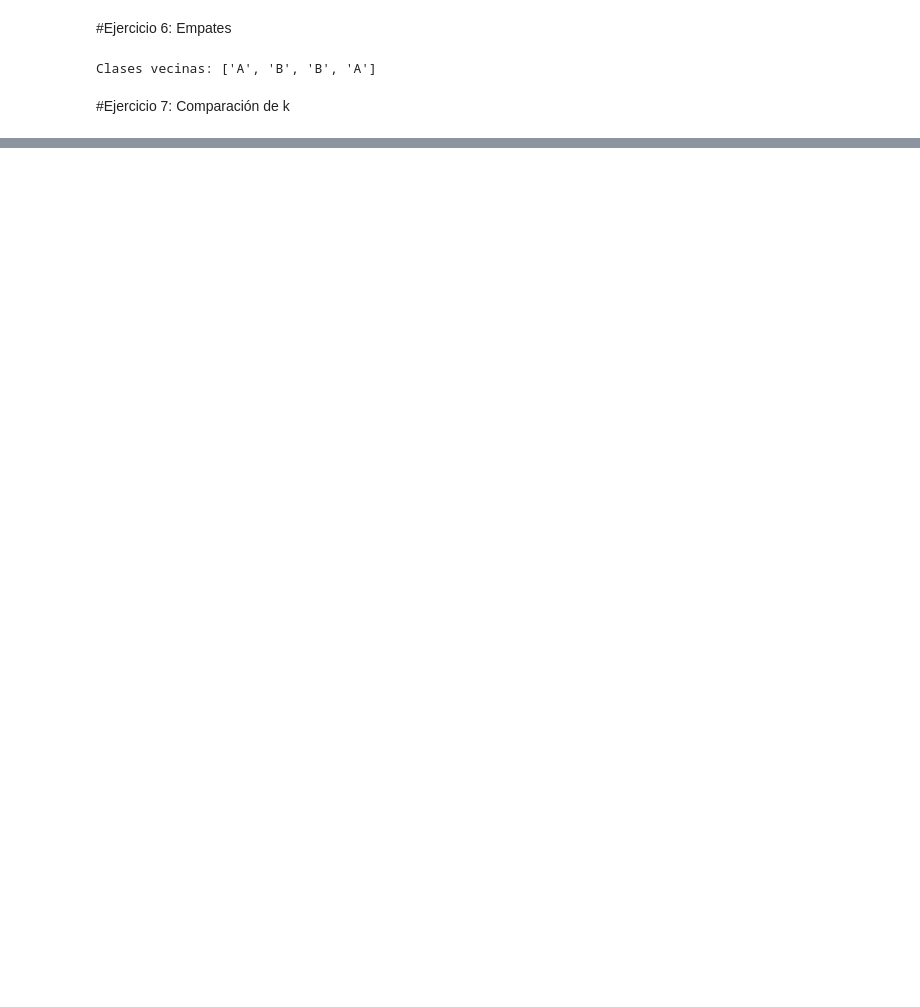
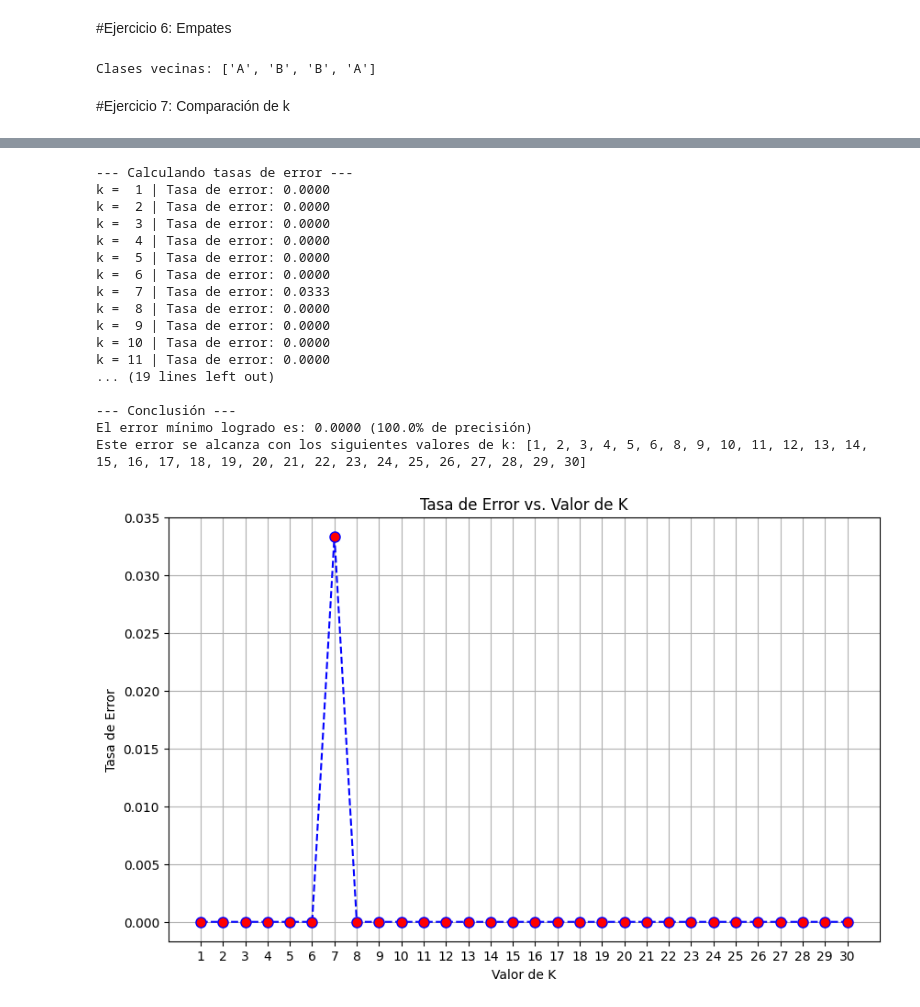
Before and after one commit to alangilsanchez/MineriaDeDatos, a Jupyter notebook: Mineria_De_Datos.ipynb, the cells around one changed output, grey strips where cells are left out. Drawn from its saved outputs; the diff is of its cells as text; code cells hidden in the pictures; blank space fills up the shorter version.

```diff
--- a/Mineria_De_Datos.ipynb
+++ b/Mineria_De_Datos.ipynb
@@ -2319,8 +2323,11 @@ Clases vecinas: ['A', 'B', 'B', 'A']
 # %% [markdown]
 #Ejercicio 7: Comparación de k
 # %%
+y_correct = np.array(['Alto', 'Alto', 'Bajo', 'Bajo', 'Alto', 'Bajo'])
+
+
 for k in [1, 3, 5]:
     modelo = KNeighborsClassifier(n_neighbors=k)
-    modelo.fit(X_norm, y)
-    print(f"k={k} →", modelo.predict(P_norm)[0])
+    modelo.fit(X_norm, y_correct)
+    print(f"k={k} →", modelo.predict(nuevo_norm)[0])
 # %% [output]
@@ -2327,0 +2346,67 @@ NameError: name 'X_norm' is not defined
+# %%
+import numpy as np
+import matplotlib.pyplot as plt
+from sklearn.datasets import load_iris
+from sklearn.model_selection import train_test_split
+from sklearn.neighbors import KNeighborsClassifier
+from sklearn.metrics import accuracy_score
+
+# 1. Cargar y separar el dataset
+iris = load_iris()
+X = iris.data
+y = iris.target
+X_train, X_test, y_train, y_test = train_test_split(X, y, test_size=0.2, random_state=42)
+
+# 2. Evaluar K-NN y guardar resultados
+tasas_de_error = []
+valores_k = range(1, 31)
+
+print("--- Calculando tasas de error ---")
+for k in valores_k:
+    knn = KNeighborsClassifier(n_neighbors=k)
+    knn.fit(X_train, y_train)
+    predicciones = knn.predict(X_test)
+
+    error = 1 - accuracy_score(y_test, predicciones)
+    tasas_de_error.append(error)
+
+    print(f"k = {k:2d} | Tasa de error: {error:.4f}")
+
+# 3. Encontrar el mejor valor de K automáticamente
+error_minimo = min(tasas_de_error)
+# Buscamos todos los valores de k que tengan ese error mínimo
+mejores_k = [k for k, error in zip(valores_k, tasas_de_error) if error == error_minimo]
+
+print("\n--- Conclusión ---")
+print(f"El error mínimo logrado es: {error_minimo:.4f} ({(1-error_minimo)*100:.1f}% de precisión)")
+print(f"Este error se alcanza con los siguientes valores de k: {mejores_k}")
+
+# 4. Graficar
+plt.figure(figsize=(10, 6))
+plt.plot(valores_k, tasas_de_error, color='blue', linestyle='dashed',
+         marker='o', markerfacecolor='red', markersize=8)
+plt.title('Tasa de Error vs. Valor de K')
+plt.xlabel('Valor de K')
+plt.ylabel('Tasa de Error')
+plt.xticks(valores_k)
+plt.grid(True)
+plt.show()
+# %% [output]
+--- Calculando tasas de error ---
+k =  1 | Tasa de error: 0.0000
+k =  2 | Tasa de error: 0.0000
+k =  3 | Tasa de error: 0.0000
+k =  4 | Tasa de error: 0.0000
+k =  5 | Tasa de error: 0.0000
+k =  6 | Tasa de error: 0.0000
+k =  7 | Tasa de error: 0.0333
+k =  8 | Tasa de error: 0.0000
+k =  9 | Tasa de error: 0.0000
+k = 10 | Tasa de error: 0.0000
+k = 11 | Tasa de error: 0.0000
+... (19 lines left out)
+
+--- Conclusión ---
+El error mínimo logrado es: 0.0000 (100.0% de precisión)
+Este error se alcanza con los siguientes valores de k: [1, 2, 3, 4, 5, 6, 8, 9, 10, 11, 12, 13, 14, 15, 16, 17, 18, 19, 20, 21, 22, 23, 24, 25, 26, 27, 28, 29, 30]
+[figure, added]
```
Also changed, not shown: parts of 7 cells of this notebook.
